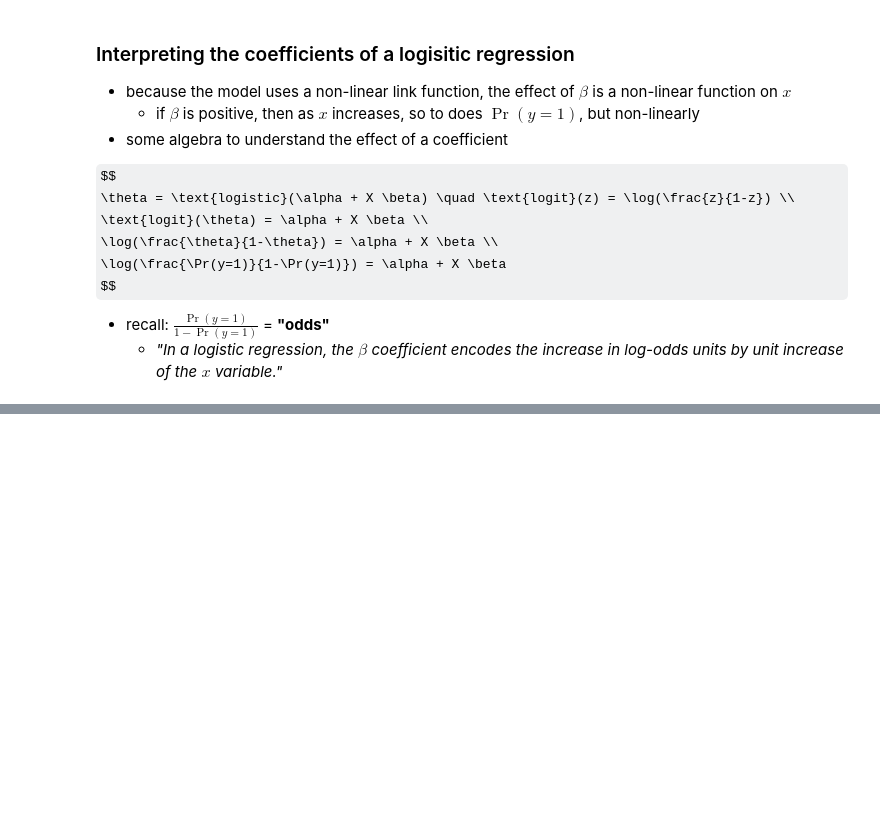
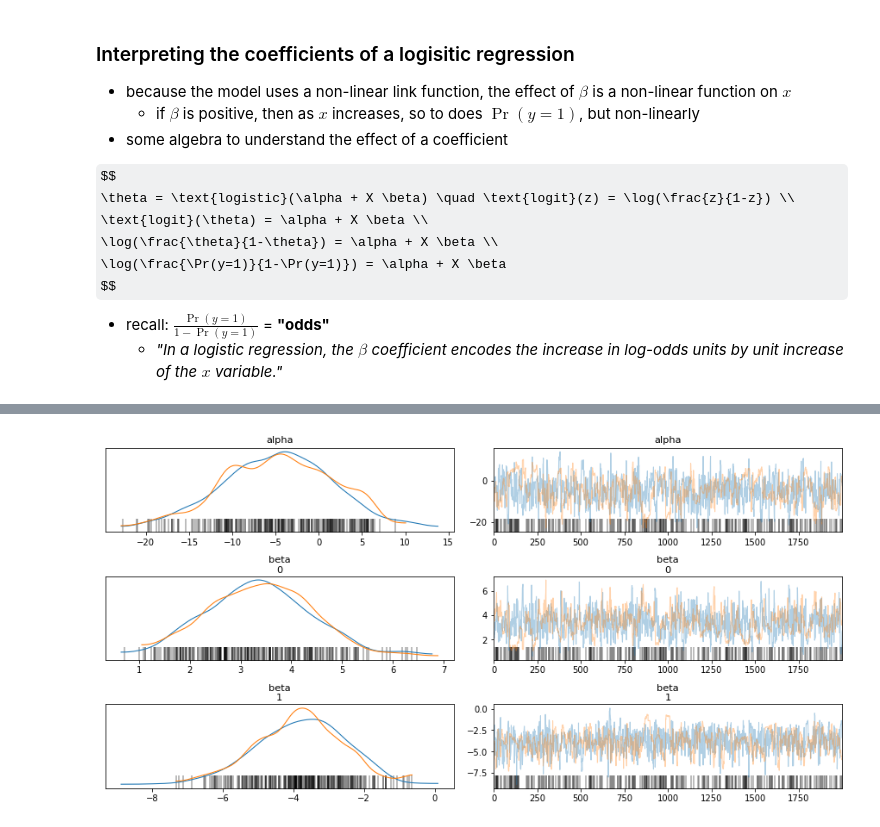
Before and after one commit to jhrcook/bayesian-analysis-with-python_e2, a Jupyter notebook: 04_generalized-linear-models.ipynb, the cells around one changed output, grey strips where cells are left out. Drawn from its saved outputs; the diff is of its cells as text; code cells hidden in the pictures; some formulas as TeX source; blank space fills up the shorter version.

Commit message:
Chapter 4. Generalized Linear Models (cont.)

```diff
--- a/04_generalized-linear-models.ipynb
+++ b/04_generalized-linear-models.ipynb
@@ -209,0 +220,20 @@ $$
+# %%
+df = iris.query("species == ('setosa', 'versicolor')")
+df = df[45:]
+y_3 = pd.Categorical(df.species).codes
+x_n = ["sepal_length", "sepal_width"]
+x_3 = df[x_n].values
+# %%
+with pm.Model() as model_3:
+    alpha = pm.Normal("alpha", mu=0, sd=10)
+    beta = pm.Normal("beta", mu=0, sd=2, shape=len(x_n))
+
+    mu = alpha + pm.math.dot(x_3, beta)
+    theta = pm.Deterministic("theta", 1 / (1 + pm.math.exp(-mu)))
+    bd = pm.Deterministic(
+        "bd", -1.0 * alpha / beta[1] - (x_3[:, 0] * beta[0] / beta[1])
+    )
+
+    y1 = pm.Bernoulli("y1", p=theta, observed=y_3)
+
+    trace_3 = pm.sample(2000)
@@ -209,0 +251,7 @@ $$
+# %%
+az_trace_3 = az.from_pymc3(trace=trace_3, model=model_3)
+# %%
+az.plot_trace(az_trace_3, var_names=["alpha", "beta"])
+plt.show()
+# %% [output]
+[figure, added]
```
Also changed, not shown: parts of 20 cells of this notebook, 9 other files.
